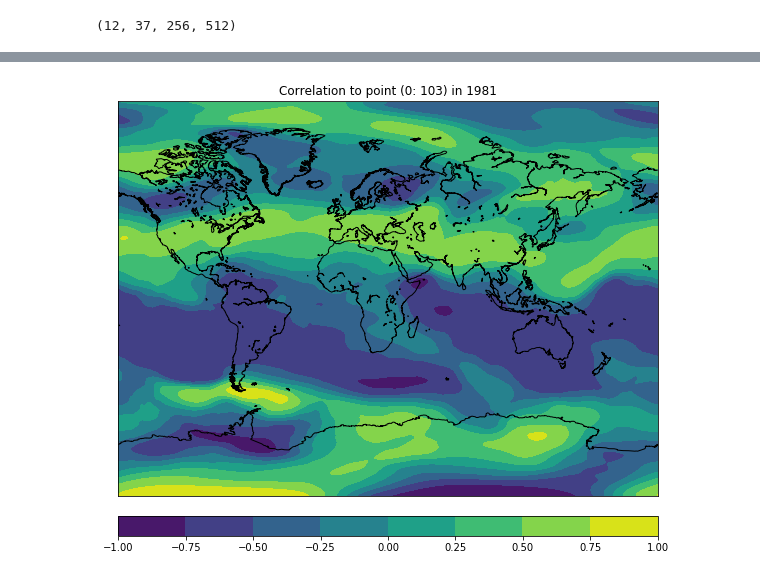
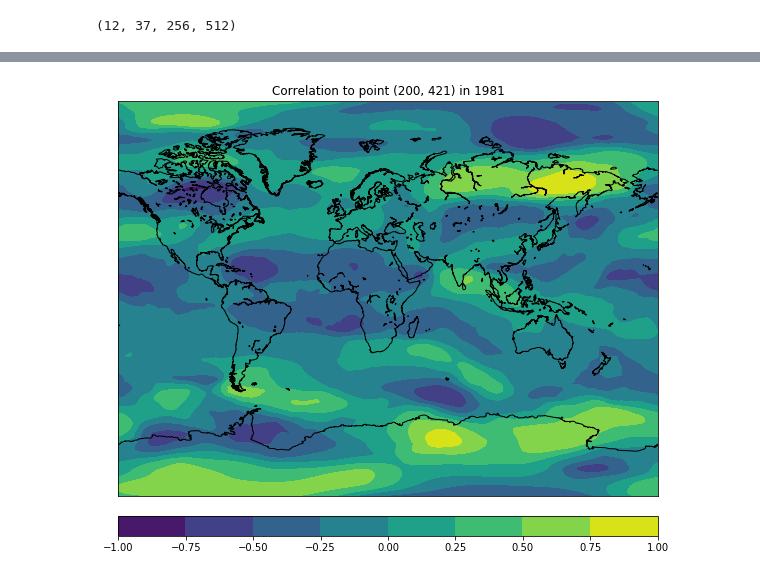
Before and after one commit to Climate-Data-Science/Climate-Similarity-Metrics, a Jupyter notebook: 2_point-wise_similarities.ipynb, the cells around one changed output, grey strips where cells are left out. Drawn from its saved outputs; the diff is of its cells as text; code cells hidden in the pictures.

Commit message:
Update function names

```diff
--- a/2_point-wise_similarities.ipynb
+++ b/2_point-wise_similarities.ipynb
@@ -24,6 +25,6 @@ print(pointwise_similarity.__doc__)
 nc = netcdf.netcdf_file("data/era-int_pl_1981-mm-u.nc")
 # %%
 #Choose a random point on the map
-(x0, y0) = (np.random.randint(256), np.random.randint(512))
-(x0, y0)
+(lon, lat) = (np.random.randint(256), np.random.randint(512))
+(lon, lat)
 # %% [output]
@@ -59,6 +60,6 @@ array([[0.16039338, 0.16544159, 0.17037822, ..., 0.14456202, 0.14996769,
 # %%
 #2nd possibility: Convert point into series and calculate series similarity
-referenceSeries = np.array([map_array[time, level, x0, y0] for time in range(map_array.shape[0])])
-sim = series_similarity(map_array, referenceSeries, level, simFunct="corr")
+reference_series = np.array([map_array[time, level, lon, lat] for time in range(map_array.shape[0])])
+sim = calc.calculate_series_similarity(map_array, reference_series, level, sim_func="correlation")
 
 sim
@@ -65,15 +80,15 @@ sim
 # %%
 #Plot similarity on map
 fig=plt.figure(figsize = (12,8))
 m = Basemap(projection='mill',lon_0=30,resolution='l')
 m.drawcoastlines()
 
 lons, lats = m.makegrid(512, 256)
 x, y = m(lons, lats)
 
 cs = m.contourf(x, y, sim[:, :]) # variate 2nd dimension for different altitudes, -1 is ground level
 cbar = m.colorbar(cs,location='bottom',pad="5%")
-plt.title("Correlation to point (" + str(x0) + ": " + str(y0) + ") in 1981")
+plt.title("Correlation to point ({}, {}) in 1981".format(lon, lat))
 plt.show()
 # %% [output]
-[figure, old version]
+[figure, new version]
```
Also changed, not shown: parts of 5 cells of this notebook.
